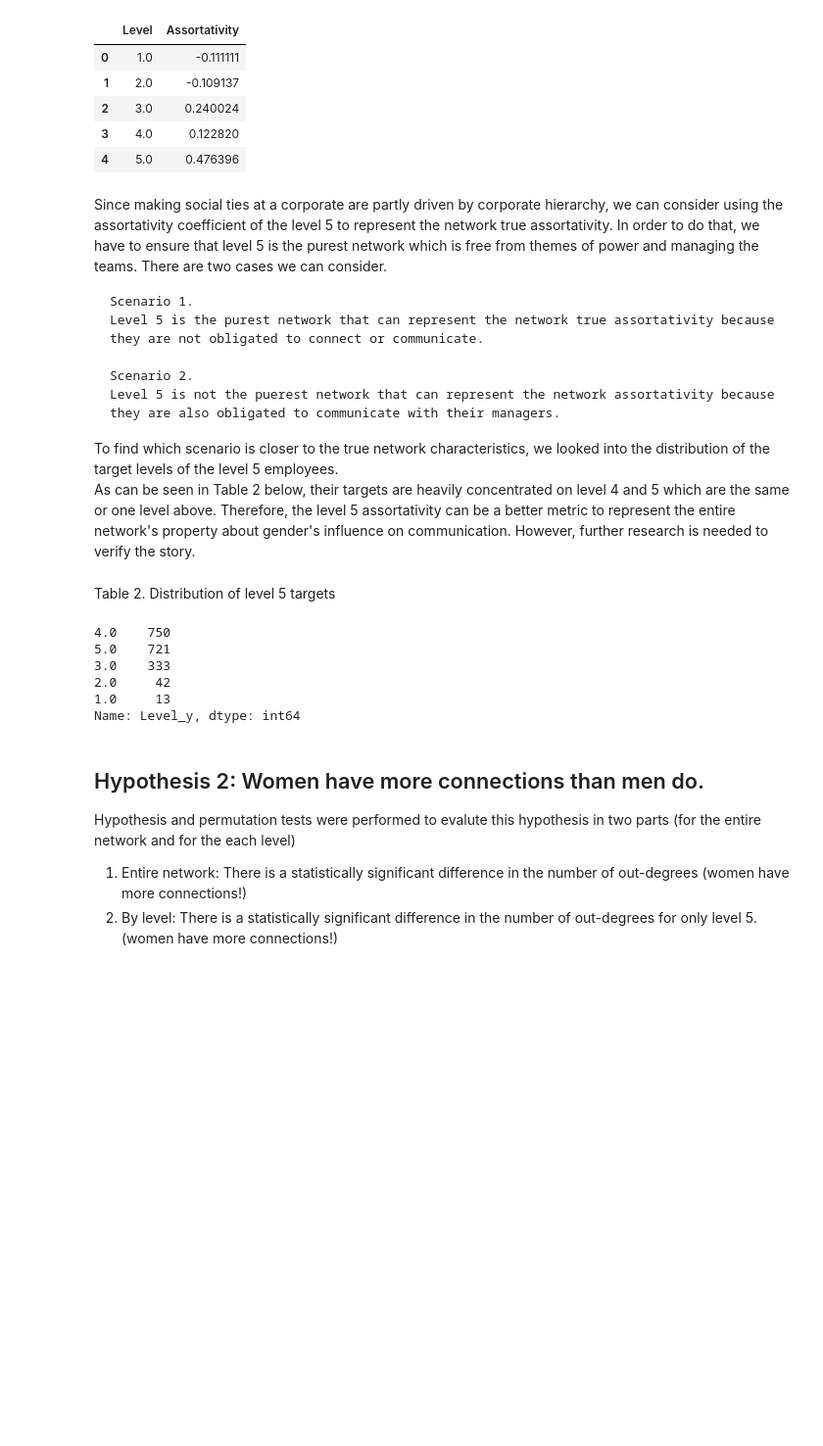
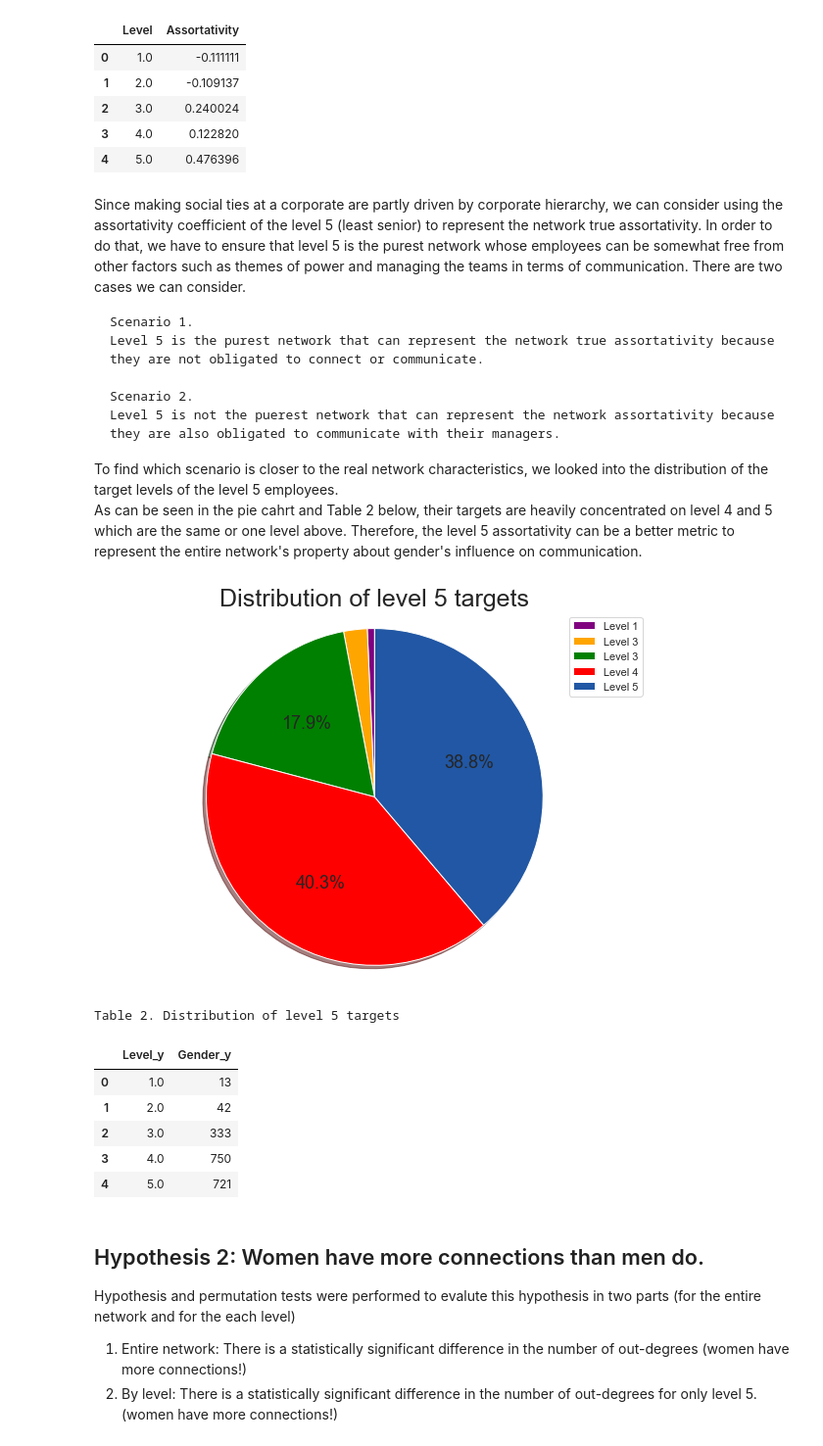
Before and after one commit to feelzoo/assortativity, a Jupyter notebook: Assortativity.ipynb, the cells around one changed output. Shown at 98% size. Cells and saved outputs as stored; diff of their text form; code cells hidden in the pictures; blank space fills up the shorter version.

```diff
--- a/Assortativity.ipynb
+++ b/Assortativity.ipynb
@@ -24,7 +24,7 @@ assortativity_level3
 | 3 | 4.0 | 0.122820 |
 | 4 | 5.0 | 0.476396 |
 # %% [markdown]
-Since making social ties at a corporate are partly driven by corporate hierarchy, we can consider using the assortativity coefficient of the level 5 to represent the network true assortativity. In order to do that, we have to ensure that level 5 is the purest network which is free from themes of power and managing the teams. There are two cases we can consider.
+Since making social ties at a corporate are partly driven by corporate hierarchy, we can consider using the assortativity coefficient of the level 5 (least senior) to represent the network true assortativity. In order to do that, we have to ensure that level 5 is the purest network whose employees can be somewhat free from other factors such as themes of power and managing the teams in terms of communication. There are two cases we can consider.
 
     Scenario 1.
     Level 5 is the purest network that can represent the network true assortativity because they are not obligated to connect or communicate.
@@ -32,19 +32,32 @@ Since making social ties at a corporate are partly driven by corporate hierarchy
     Scenario 2.
     Level 5 is not the puerest network that can represent the network assortativity because they are also obligated to communicate with their managers.
 
-To find which scenario is closer to the true network characteristics, we looked into the distribution of the target levels of the level 5 employees.<br/>
-As can be seen in Table 2 below, their targets are heavily concentrated on level 4 and 5 which are the same or one level above. Therefore, the level 5 assortativity can be a better metric to represent the entire network's property about gender's influence on communication. However, further research is needed to verify the story.
+To find which scenario is closer to the real network characteristics, we looked into the distribution of the target levels of the level 5 employees.<br/>
+As can be seen in the pie cahrt and Table 2 below, their targets are heavily concentrated on level 4 and 5 which are the same or one level above. Therefore, the level 5 assortativity can be a better metric to represent the entire network's property about gender's influence on communication.
-# %% [markdown]
-Table 2. Distribution of level 5 targets
-# %%
-level5.Level_y.value_counts()
-# %% [output]
-4.0    750
-5.0    721
-3.0    333
-2.0     42
-1.0     13
-Name: Level_y, dtype: int64
+# %%
+def my_autopct(pct):
+    return ('%.1f%%' % pct) if pct > 10 else ''
+target5 = level5[['Level_y','Gender_y']]
+target5 = target5.groupby('Level_y').Gender_y.count().reset_index()
+target_label = ['Level 1','Level 3','Level 3','Level 4','Level 5']
+colors = ['purple','orange','green','red','#2157A4']
+pie, ax = plt.subplots(figsize=[10,7])
+plt.pie(x=target5['Gender_y'],autopct = my_autopct,startangle = 90,shadow=True,colors=colors,textprops={'fontsize': 18})
+plt.title('Distribution of level 5 targets',fontsize= 25)
+ax.legend(target_label,loc='upper right')
+ax.axis('equal')
+plt.show()
+print('Table 2. Distribution of level 5 targets')
+target5
+# %% [output]
+[figure, added]
+Table 2. Distribution of level 5 targets
+|  | Level_y | Gender_y |
+| 0 | 1.0 | 13 |
+| 1 | 2.0 | 42 |
+| 2 | 3.0 | 333 |
+| 3 | 4.0 | 750 |
+| 4 | 5.0 | 721 |
 # %% [markdown]
 ## Hypothesis 2: Women have more connections than men do.
 
```
Also changed, not shown: parts of 61 cells of this notebook.
